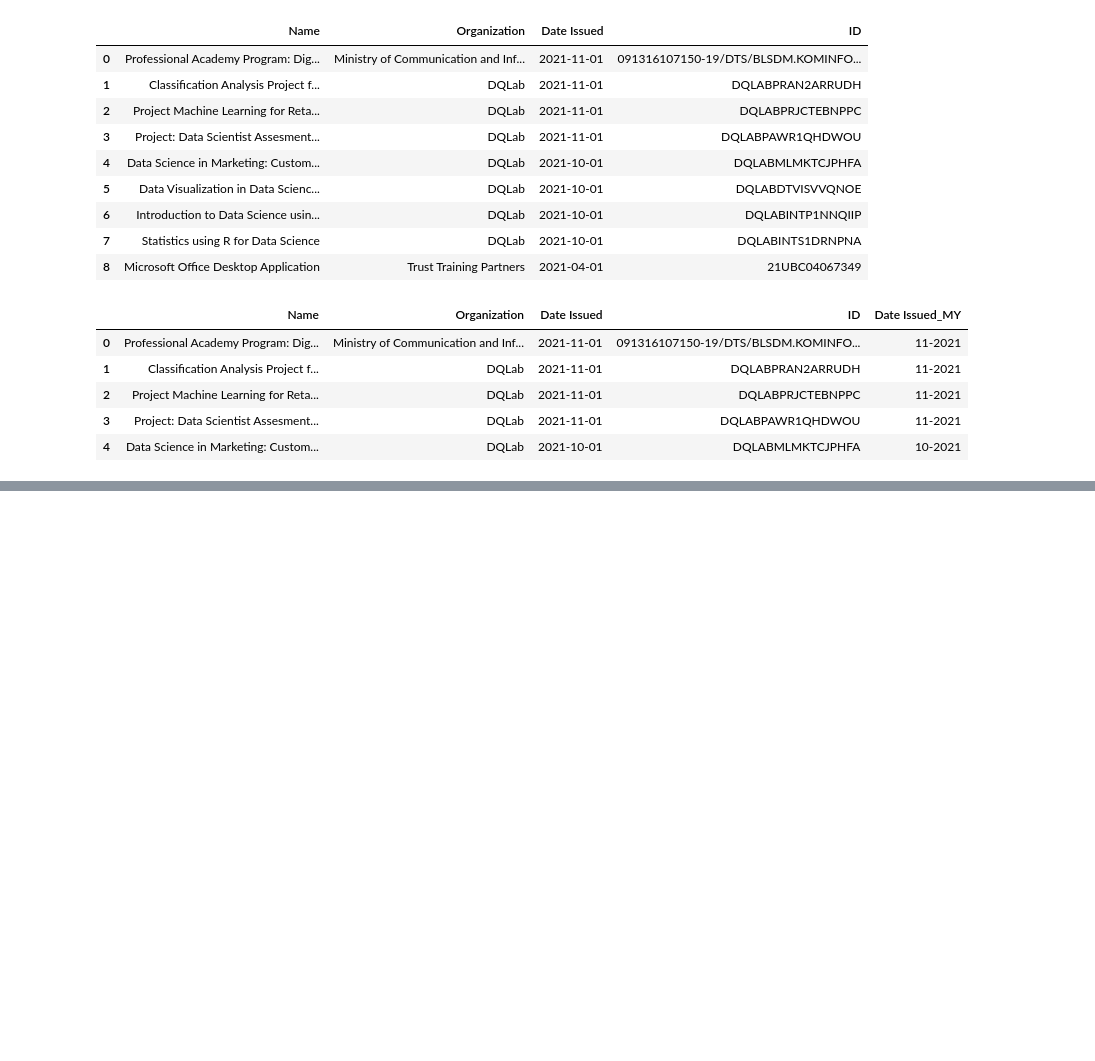
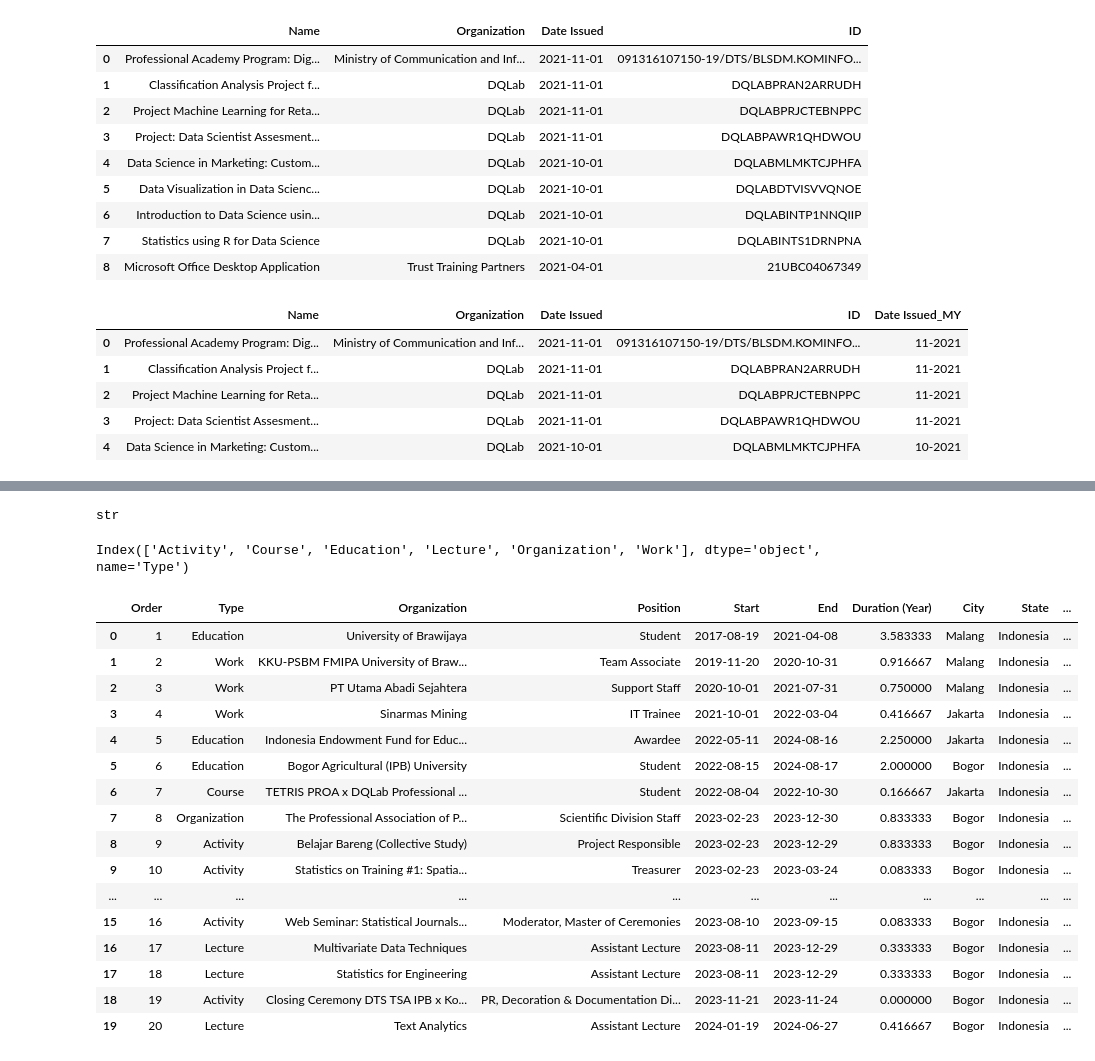
Before and after one commit to nurkhamidah/cv, a Jupyter notebook: test_var.ipynb, the cells around one changed output, grey strips where cells are left out. Saved outputs shown, nothing was run; the diff lists cells and outputs as text; code cells hidden in the pictures; blank space fills up the shorter version.

```diff
--- a/test_var.ipynb
+++ b/test_var.ipynb
@@ -150,0 +217,6 @@ certification.to_csv('data/certification.csv', sep=';', index=False)
+# %%
+experience = pd.read_csv("data/experience.csv", sep=';')
+skill = pd.read_csv("data/skill.csv", sep=';')
+portfolio = pd.read_csv("data/portfolio.csv", sep=';')
+certification = pd.read_csv("data/certification.csv", sep=';')
+language = pd.read_csv("data/language.csv", sep=';')
@@ -150,0 +248,36 @@ certification.to_csv('data/certification.csv', sep=';', index=False)
+# %%
+type(experience.loc[1, 'Soft Skill'])
+# %% [output]
+str
+# %%
+experience.groupby(['Type'])['Duration (Year)'].sum().index
+# experience.groupby(['Organization'])['Duration (Year)'].sum()
+# experience.groupby(['Organization'])['Duration (Year)'].sum()
+# %% [output]
+Index(['Activity', 'Course', 'Education', 'Lecture', 'Organization', 'Work'], dtype='object', name='Type')
+# %%
+def diff_month(d1, d2):
+    return (d1.year - d2.year) * 12 + d1.month - d2.month
+# %%
+experience['Duration (Month)'] = experience.apply(lambda x: diff_month(x['End'], x['Start']),
+                        axis=1)
+# %%
+experience[experience['Tools'].apply(lambda x: all(True for y in ['SPSS', 'JavaScript'] for y in x))]
+# %% [output]
+|  | Order | Type | Organization | Position | Start | End | Duration (Year) | City | State | ... |
+| 0 | 1 | Education | University of Brawijaya | Student | 2017-08-19 | 2021-04-08 | 3.583333 | Malang | Indonesia | ... |
+| 1 | 2 | Work | KKU-PSBM FMIPA University of Braw... | Team Associate | 2019-11-20 | 2020-10-31 | 0.916667 | Malang | Indonesia | ... |
+| 2 | 3 | Work | PT Utama Abadi Sejahtera | Support Staff | 2020-10-01 | 2021-07-31 | 0.750000 | Malang | Indonesia | ... |
+| 3 | 4 | Work | Sinarmas Mining | IT Trainee | 2021-10-01 | 2022-03-04 | 0.416667 | Jakarta | Indonesia | ... |
+| 4 | 5 | Education | Indonesia Endowment Fund for Educ... | Awardee | 2022-05-11 | 2024-08-16 | 2.250000 | Jakarta | Indonesia | ... |
+| 5 | 6 | Education | Bogor Agricultural (IPB) University | Student | 2022-08-15 | 2024-08-17 | 2.000000 | Bogor | Indonesia | ... |
+| 6 | 7 | Course | TETRIS PROA x DQLab Professional ... | Student | 2022-08-04 | 2022-10-30 | 0.166667 | Jakarta | Indonesia | ... |
+| 7 | 8 | Organization | The Professional Association of P... | Scientific Division Staff | 2023-02-23 | 2023-12-30 | 0.833333 | Bogor | Indonesia | ... |
+| 8 | 9 | Activity | Belajar Bareng (Collective Study) | Project Responsible | 2023-02-23 | 2023-12-29 | 0.833333 | Bogor | Indonesia | ... |
+| 9 | 10 | Activity | Statistics on Training #1: Spatia... | Treasurer | 2023-02-23 | 2023-03-24 | 0.083333 | Bogor | Indonesia | ... |
+| ... | ... | ... | ... | ... | ... | ... | ... | ... | ... | ... |
+| 15 | 16 | Activity | Web Seminar: Statistical Journals... | Moderator, Master of Ceremonies | 2023-08-10 | 2023-09-15 | 0.083333 | Bogor | Indonesia | ... |
+| 16 | 17 | Lecture | Multivariate Data Techniques | Assistant Lecture | 2023-08-11 | 2023-12-29 | 0.333333 | Bogor | Indonesia | ... |
+| 17 | 18 | Lecture | Statistics for Engineering | Assistant Lecture | 2023-08-11 | 2023-12-29 | 0.333333 | Bogor | Indonesia | ... |
+| 18 | 19 | Activity | Closing Ceremony DTS TSA IPB x Ko... | PR, Decoration & Documentation Di... | 2023-11-21 | 2023-11-24 | 0.000000 | Bogor | Indonesia | ... |
+| 19 | 20 | Lecture | Text Analytics | Assistant Lecture | 2024-01-19 | 2024-06-27 | 0.416667 | Bogor | Indonesia | ... |
```
Also changed, not shown: parts of 10 cells of this notebook, 9 other files.
